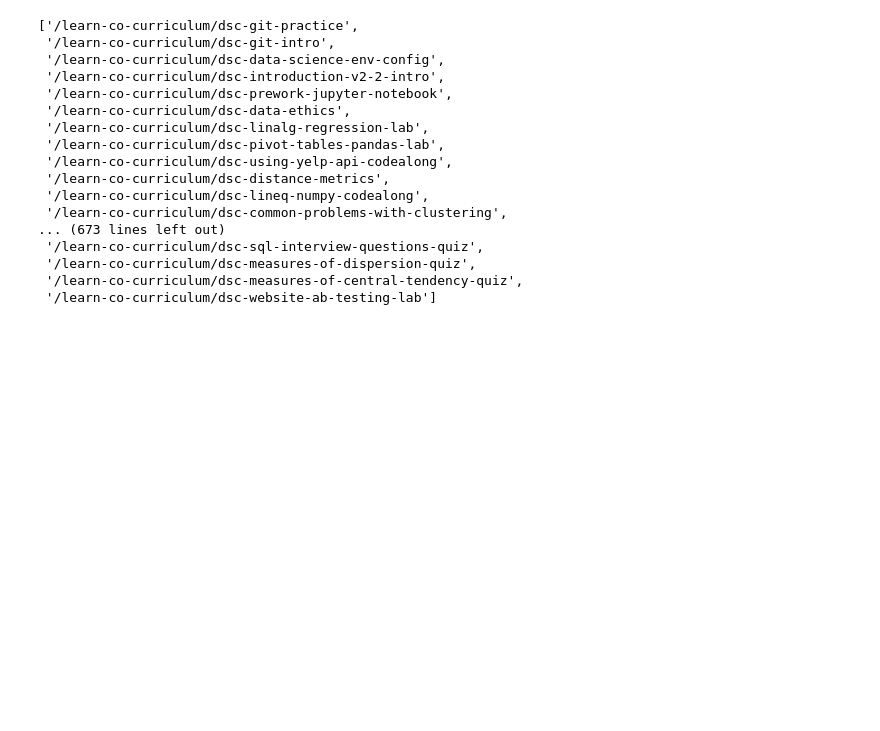
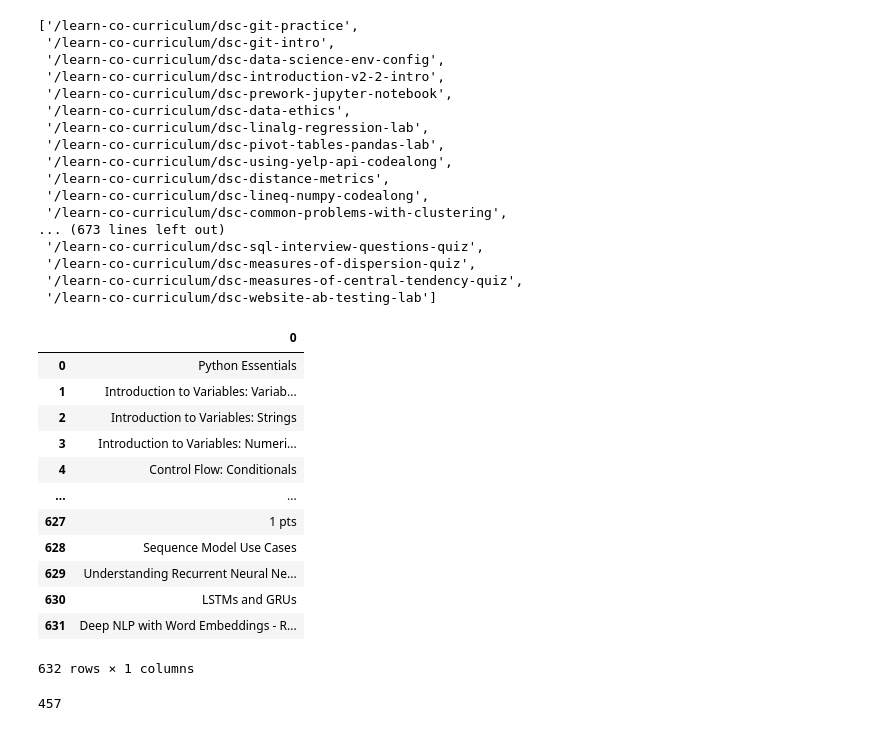
Before and after one commit to drummondjason/scraping_tests, a Jupyter notebook: GitHub-scraping.ipynb, the cells around one changed output. Drawn from its saved outputs; the diff is of its cells as text; code cells hidden in the pictures; blank space fills up the shorter version.

```diff
--- a/GitHub-scraping.ipynb
+++ b/GitHub-scraping.ipynb
@@ -119,3 +121,21 @@ urls
  '/learn-co-curriculum/dsc-website-ab-testing-lab']
 # %%
 import pandas as pd
+# %%
+x = pd.read_excel('curriculum.xlsx',header=None)
+# %%
+x
+# %% [output]
+|  | 0 |
+| 0 | Python Essentials |
+| 1 | Introduction to Variables: Variab... |
+| 2 | Introduction to Variables: Strings |
+| 3 | Introduction to Variables: Numeri... |
+| 4 | Control Flow: Conditionals |
+| ... | ... |
+| 627 | 1 pts |
+| 628 | Sequence Model Use Cases |
+| 629 | Understanding Recurrent Neural Ne... |
+| 630 | LSTMs and GRUs |
+| 631 | Deep NLP with Word Embeddings - R... |
+632 rows × 1 columns
@@ -121,0 +149,4 @@ import pandas as pd
+# %%
+len(new_course)
+# %% [output]
+457
```
Also changed, not shown: parts of 14 cells of this notebook, 1 other file.
